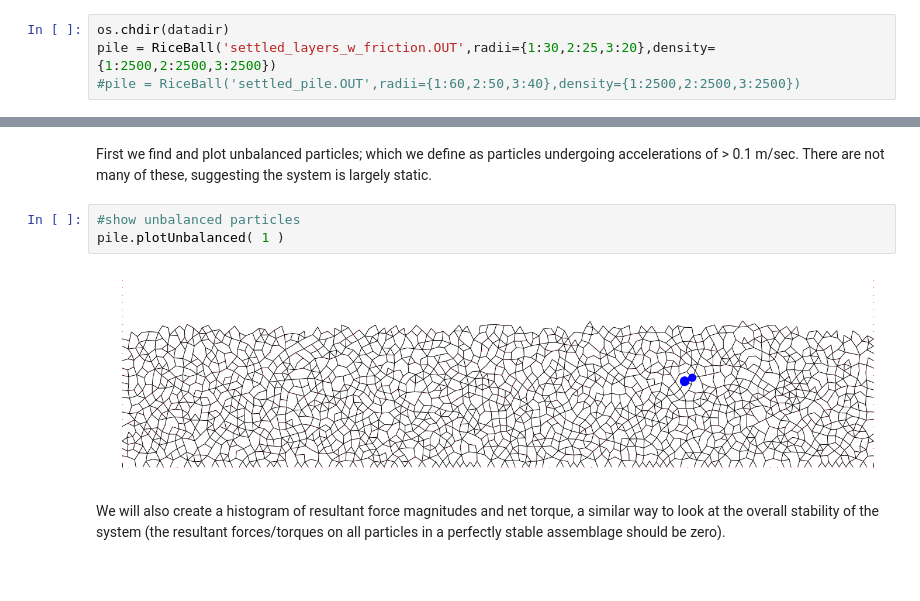
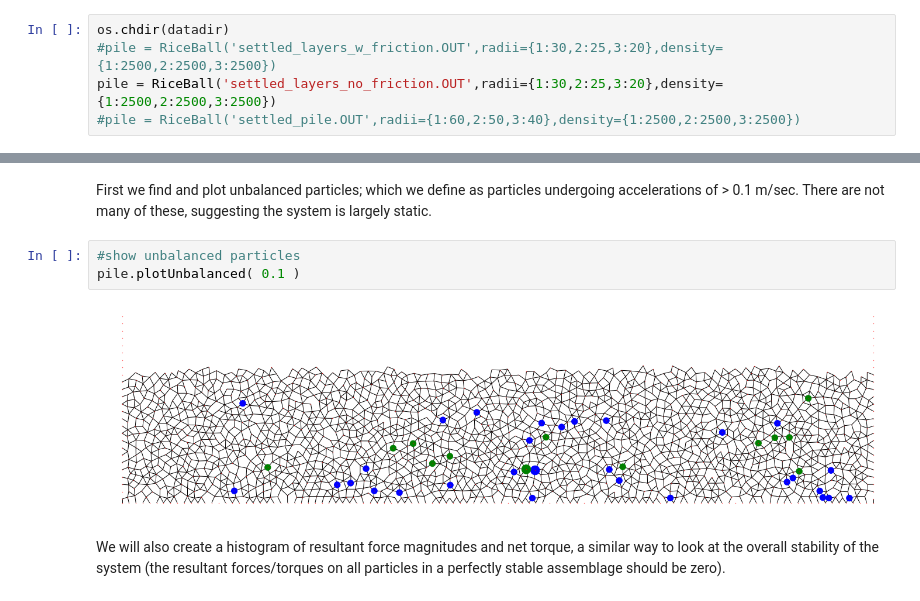
Before and after one commit to samthiele/ricepaper, a Jupyter notebook: test_notebooks/2 - RiceBallReader.ipynb, the cells around one changed output, grey strips where cells are left out. Cells and saved outputs as stored; diff of their text form.

```diff
--- a/test_notebooks/2 - RiceBallReader.ipynb
+++ b/test_notebooks/2 - RiceBallReader.ipynb
@@ -18,7 +18,8 @@ RiceBall Reader
 RiceBall reader can be used to load any *.OUT* file created by RiceBall. Here we load a sandpile model and define particle radii for visualisation (as these are not stored in the ouput).
 # %%
 os.chdir(datadir)
-pile = RiceBall('settled_layers_w_friction.OUT',radii={1:30,2:25,3:20},density={1:2500,2:2500,3:2500})
+#pile = RiceBall('settled_layers_w_friction.OUT',radii={1:30,2:25,3:20},density={1:2500,2:2500,3:2500})
+pile = RiceBall('settled_layers_no_friction.OUT',radii={1:30,2:25,3:20},density={1:2500,2:2500,3:2500})
 #pile = RiceBall('settled_pile.OUT',radii={1:60,2:50,3:40},density={1:2500,2:2500,3:2500})
 # %%
 pile.quickPlot()
@@ -66,9 +67,9 @@ pid, force, torque, acc = pile.getAttributes(["force","torque","acc"])
 First we find and plot unbalanced particles; which we define as particles undergoing accelerations of > 0.1 m/sec. There are not many of these, suggesting the system is largely static.
 # %%
 #show unbalanced particles
-pile.plotUnbalanced( 1 )
+pile.plotUnbalanced( 0.1 )
 # %% [output]
-[figure, old version]
+[figure, new version]
 # %% [markdown]
 We will also create a histogram of resultant force magnitudes and net torque, a similar way to look at the overall stability of the system (the resultant forces/torques on all particles in a perfectly stable assemblage should be zero).
 # %%
```
Also changed, not shown: parts of 7 cells of this notebook.
